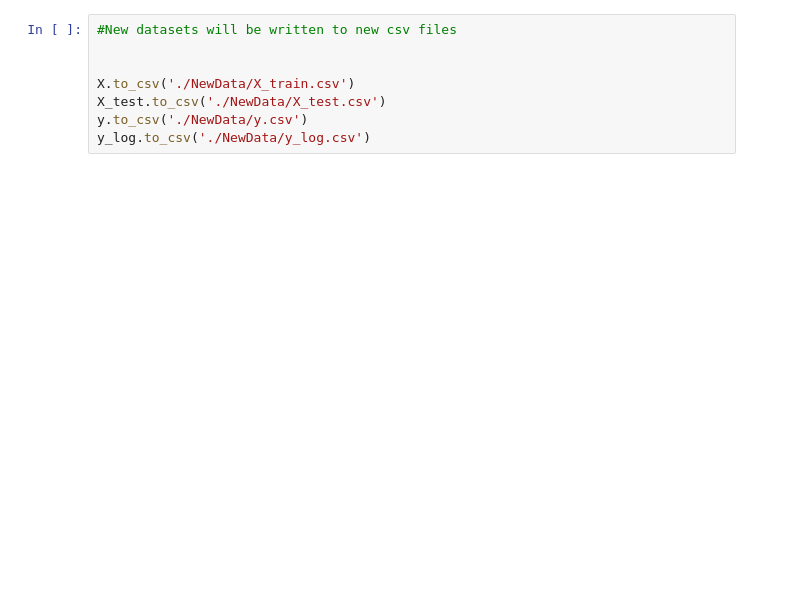
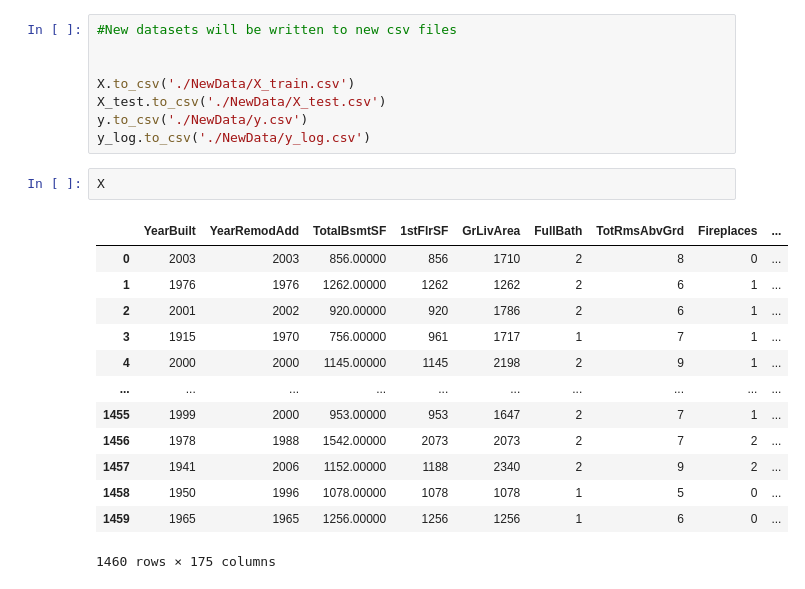
Before and after one commit to DerekHypo/Final_Project, a Jupyter notebook: HousePrices_EDA_V2.ipynb, the cells around one changed output. Cells and saved outputs as stored; diff of their text form; blank space fills up the shorter version.

```diff
--- a/HousePrices_EDA_V2.ipynb
+++ b/HousePrices_EDA_V2.ipynb
@@ -597,3 +607,19 @@ X.to_csv('./NewData/X_train.csv')
 X_test.to_csv('./NewData/X_test.csv')
 y.to_csv('./NewData/y.csv')
 y_log.to_csv('./NewData/y_log.csv')
+# %%
+X
+# %% [output]
+|  | YearBuilt | YearRemodAdd | TotalBsmtSF | 1stFlrSF | GrLivArea | FullBath | TotRmsAbvGrd | Fireplaces | ... |
+| 0 | 2003 | 2003 | 856.00000 | 856 | 1710 | 2 | 8 | 0 | ... |
+| 1 | 1976 | 1976 | 1262.00000 | 1262 | 1262 | 2 | 6 | 1 | ... |
+| 2 | 2001 | 2002 | 920.00000 | 920 | 1786 | 2 | 6 | 1 | ... |
+| 3 | 1915 | 1970 | 756.00000 | 961 | 1717 | 1 | 7 | 1 | ... |
+| 4 | 2000 | 2000 | 1145.00000 | 1145 | 2198 | 2 | 9 | 1 | ... |
+| ... | ... | ... | ... | ... | ... | ... | ... | ... | ... |
+| 1455 | 1999 | 2000 | 953.00000 | 953 | 1647 | 2 | 7 | 1 | ... |
+| 1456 | 1978 | 1988 | 1542.00000 | 2073 | 2073 | 2 | 7 | 2 | ... |
+| 1457 | 1941 | 2006 | 1152.00000 | 1188 | 2340 | 2 | 9 | 2 | ... |
+| 1458 | 1950 | 1996 | 1078.00000 | 1078 | 1078 | 1 | 5 | 0 | ... |
+| 1459 | 1965 | 1965 | 1256.00000 | 1256 | 1256 | 1 | 6 | 0 | ... |
+1460 rows × 175 columns
```
Also changed, not shown: parts of 6 cells of this notebook, 5 other files.
